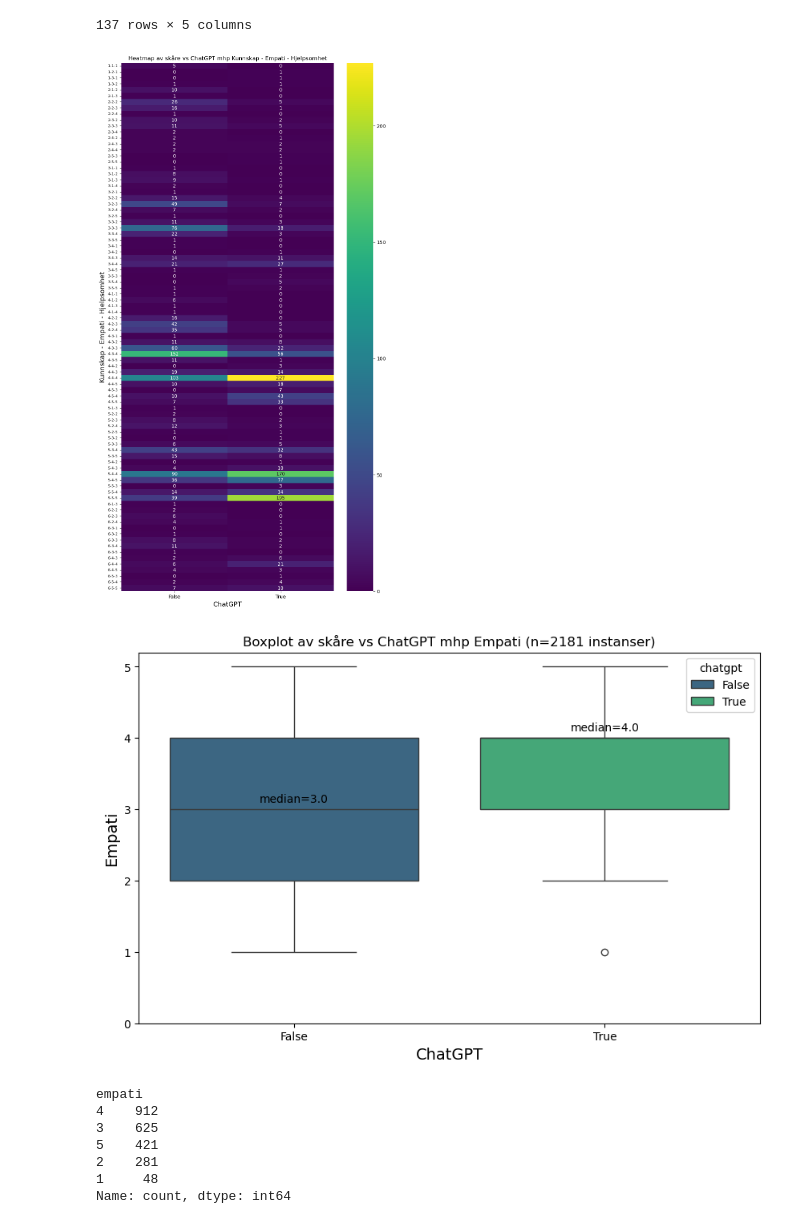
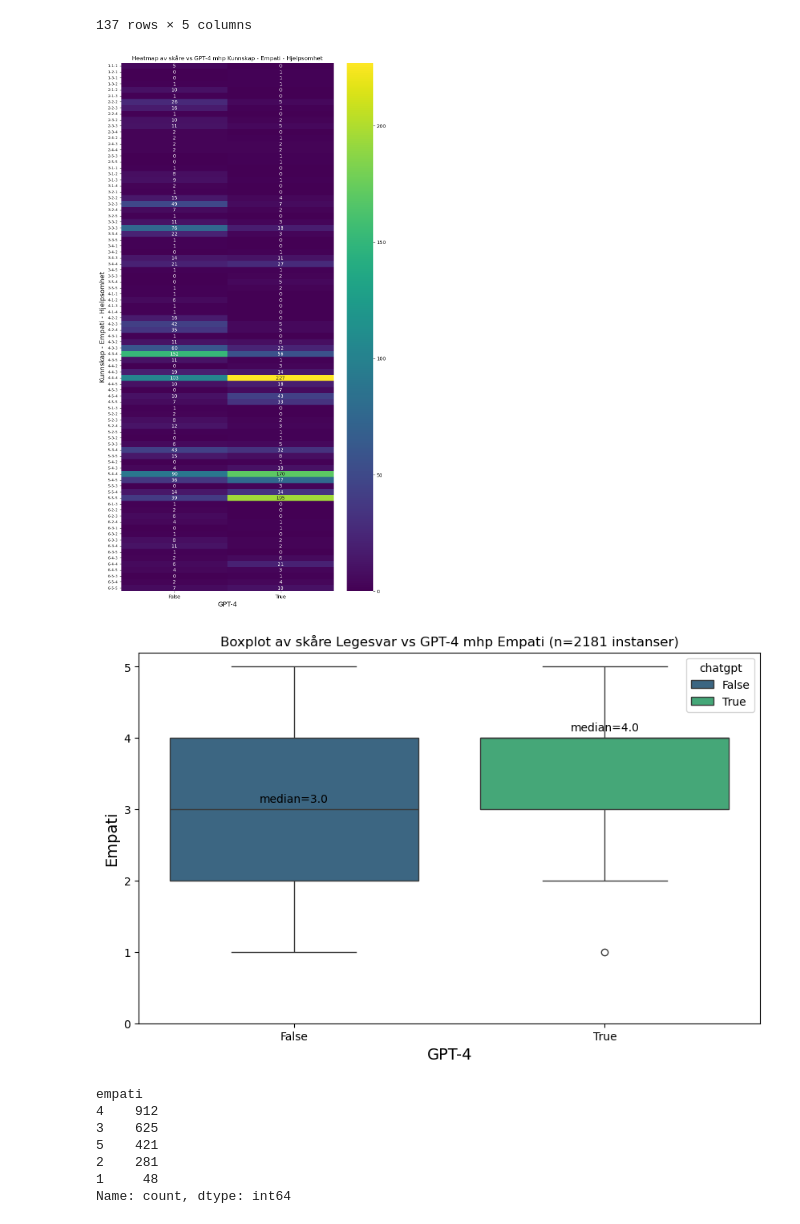
Before and after one commit to MMIV-ML/helseveileder, a Jupyter notebook: notebooks/1-analyse.ipynb, the cells around one changed output. Cells and saved outputs as stored; diff of their text form; code cells hidden in the pictures.

```diff
--- a/notebooks/1-analyse.ipynb
+++ b/notebooks/1-analyse.ipynb
@@ -3066,45 +2997,45 @@ pivot_table = sorted_table.pivot_table(values='counts', index=items, columns='ch
 plt.figure(figsize=(10, 20))  # Increase figure size
 sns.heatmap(pivot_table, annot=True, fmt=".0f", cmap='viridis', yticklabels=True)
 
-figtitle = f'Heatmap av skåre vs ChatGPT mhp {items[0].capitalize()} - {items[1].capitalize()} - {items[2].capitalize()}'
+figtitle = f'Heatmap av skåre vs GPT-4 mhp {items[0].capitalize()} - {items[1].capitalize()} - {items[2].capitalize()}'
 plt.title(figtitle)
 plt.yticks(fontsize=8)  # Decrease y-tick label font size
 plt.ylabel(f'{items[0].capitalize()} - {items[1].capitalize()} - {items[2].capitalize()}', fontsize=14)
-plt.xlabel(f'ChatGPT', fontsize=14)
+plt.xlabel(f'GPT-4', fontsize=14)
 
 plt.show()
 # %% [output]
-[figure, old version]
+[figure, new version]
 # %%
 # Plot score distribution on 'empati' grouped by 'chatgpt'
 
 import seaborn as sns
 import matplotlib.pyplot as plt
 import numpy as np
 
 # Create the boxplot
 plt.figure(figsize=(10, 6))  # Increase figure size
 sns.boxplot(data=sorted_table, x='chatgpt', y='empati', hue='chatgpt', palette='viridis')
 
 # Integer ticks on y-axis
 plt.yticks(np.arange(0, 6, 1))
 
-figtitle = f'Boxplot av skåre vs ChatGPT mhp Empati (n={len(df1)} instanser)'
+figtitle = f'Boxplot av skåre Legesvar vs GPT-4 mhp Empati (n={len(df1)} instanser)'
 plt.title(figtitle)
 plt.ylabel('Empati', fontsize=14)
-plt.xlabel('ChatGPT', fontsize=14)
+plt.xlabel('GPT-4', fontsize=14)
 
 # Add median values across all instances for each chatgpt group in the legend text
 medians = sorted_table.groupby(['chatgpt'])['empati'].median()
 median_labels = [str(np.round(s, 2)) for s in medians]
 pos = range(len(medians))
 for tick, label in zip(pos, plt.gca().get_xticklabels()):
     plt.text(pos[tick], medians.iloc[tick] + 0.1, f'median={median_labels[tick]}',
              horizontalalignment='center', size=10, color='black', weight='normal')
 
 plt.show()
 # %% [output]
-[figure, old version]
+[figure, new version]
 # %%
 df['empati'].value_counts()
 # %% [output]
```
Also changed, not shown: parts of 5 cells of this notebook, 1 other file.
